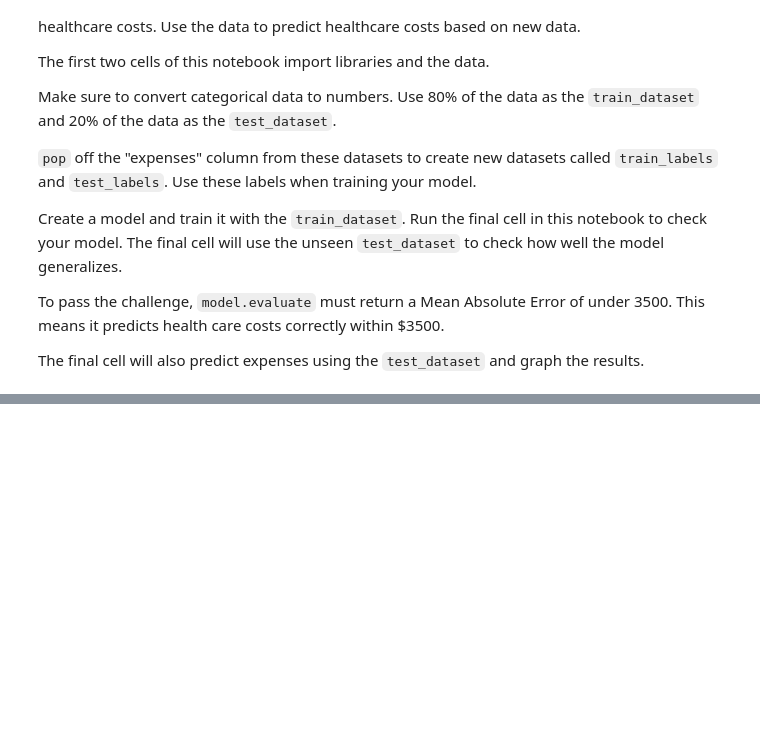
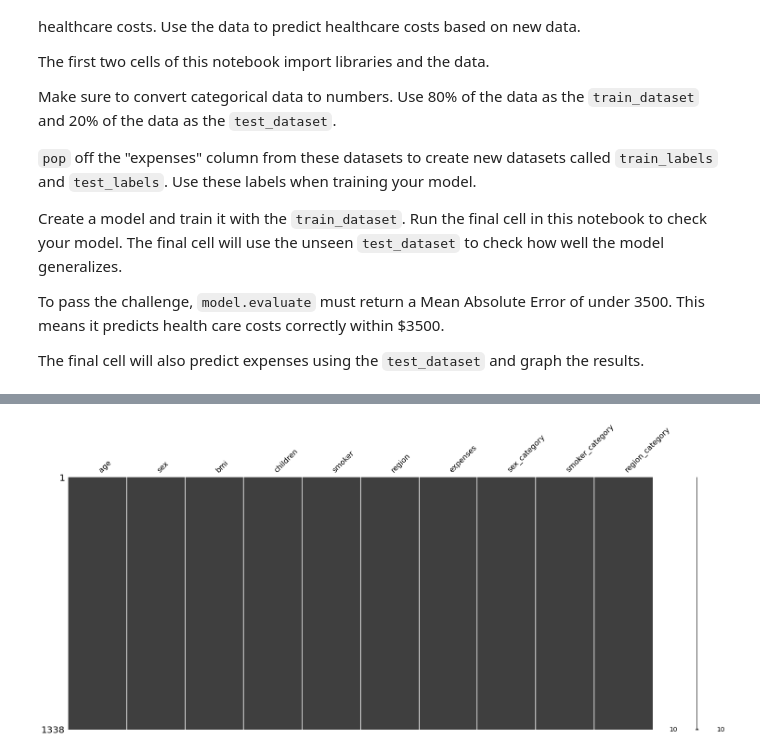
Before and after one commit to bandofcs/linear-regression-health-costs-calculator, a Jupyter notebook: Copy_of_fcc_predict_health_costs_with_regression.ipynb, the cells around one changed output, grey strips where cells are left out. Drawn from its saved outputs; the diff is of its cells as text; code cells hidden in the pictures; blank space fills up the shorter version.

```diff
--- a/Copy_of_fcc_predict_health_costs_with_regression.ipynb
+++ b/Copy_of_fcc_predict_health_costs_with_regression.ipynb
@@ -47,0 +65,25 @@ dataset.tail()
+# %%
+import missingno as msno
+msno.matrix(dataset)
+
+
+dataset.sex = pd.Categorical(dataset.sex)
+dataset['sex_category'] = dataset.sex.cat.codes
+dataset.smoker = pd.Categorical(dataset.smoker)
+dataset['smoker_category'] = dataset.smoker.cat.codes
+dataset.region = pd.Categorical(dataset.region)
+dataset['region_category'] = dataset.region.cat.codes
+
+# For normalization
+# from sklearn.preprocessing import minmax_scale
+# dataset[['age','bmi','expenses','children']] = minmax_scale(dataset[['age','bmi','expenses','children']])
+
+dataset.tail()
+# print(dataset['age'].value_counts())
+# print(dataset['sex'].value_counts())
+# print(dataset['bmi'].value_counts())
+# print(dataset['children'].value_counts())
+# print(dataset['smoker'].value_counts())
+# print(dataset['region'].value_counts())
+# print(dataset['expenses'].value_counts())
+# %% [output]
@@ -47,0 +96 @@ dataset.tail()
+[figure, added]
```
Also changed, not shown: parts of 6 cells of this notebook, 1 other file.
